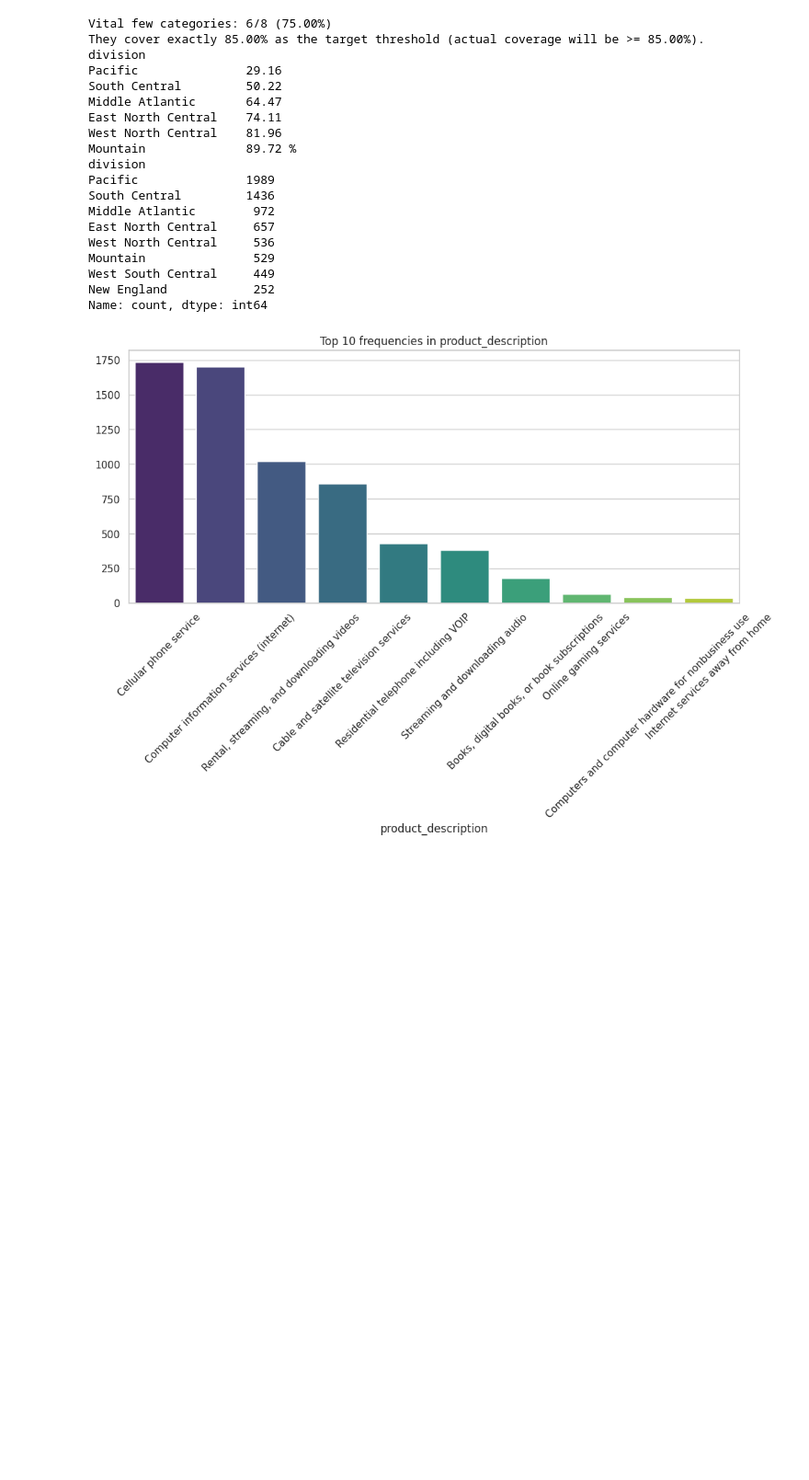
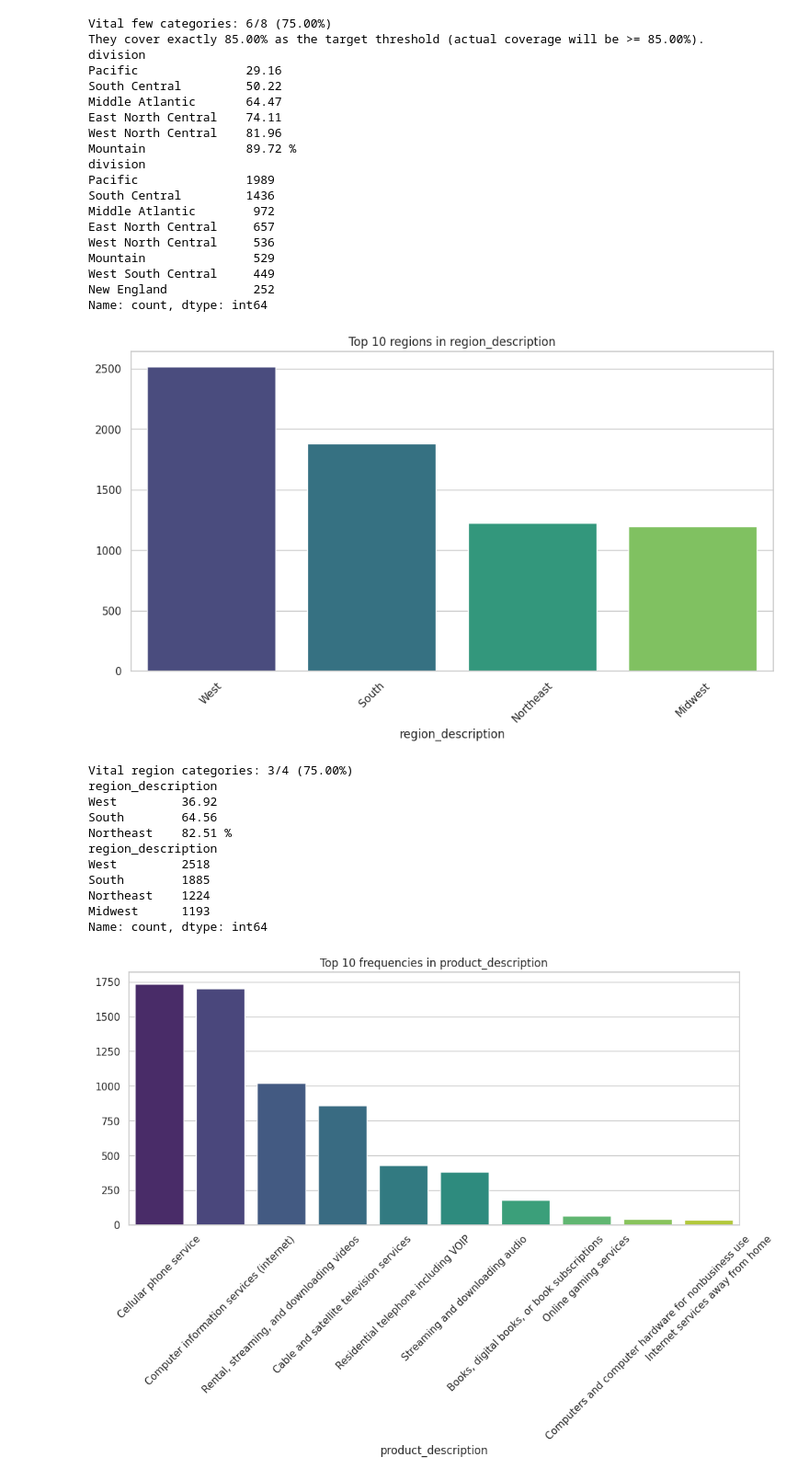
Before and after one commit to Alain-16/Digital_Product_Insights, a Jupyter notebook: DigitalProductEDA.ipynb, the cells around one changed output. Shown at 92% size. Drawn from its saved outputs; the diff is of its cells as text; code cells hidden in the pictures; blank space fills up the shorter version.

```diff
--- a/DigitalProductEDA.ipynb
+++ b/DigitalProductEDA.ipynb
@@ -189,6 +189,44 @@ Mountain               529
 West South Central     449
 New England            252
 Name: count, dtype: int64
+# %%
+cat_region = 'region_description'
+
+region_count = df[cat_region].value_counts()
+region_pct = df[cat_region].value_counts(normalize=True)
+cumulative_region = region_pct.cumsum()
+
+plt.figure(figsize=(12,6))
+sns.barplot(x=region_count.head(10).index,y=region_count.head(10).values, palette='viridis')
+plt.xticks(rotation=45)
+plt.title(f'Top 10 regions in {cat_region}')
+plt.show()
+
+threshold = 0.85
+vital_region = cumulative_region[cumulative_region <= threshold]
+
+if len(vital_region) < len(cumulative_region):
+    rank_region = cumulative_region.iloc[:len(vital_region)+1]
+
+region_portion = (len(vital_region) / len(region_count)) * 100
+
+print(f"Vital region categories: {len(vital_region)}/{len(region_count)} ({region_portion:.2f}%)")
+vital_region_pct = (vital_region * 100).round(2)
+print(vital_region_pct.to_string() + " %")
+print(region_count)
+# %% [output]
+[figure, added]
+Vital region categories: 3/4 (75.00%)
+region_description
+West         36.92
+South        64.56
+Northeast    82.51 %
+region_description
+West         2518
+South        1885
+Northeast    1224
+Midwest      1193
+Name: count, dtype: int64
 # %%
 cat_product = 'product_description'
 
```
